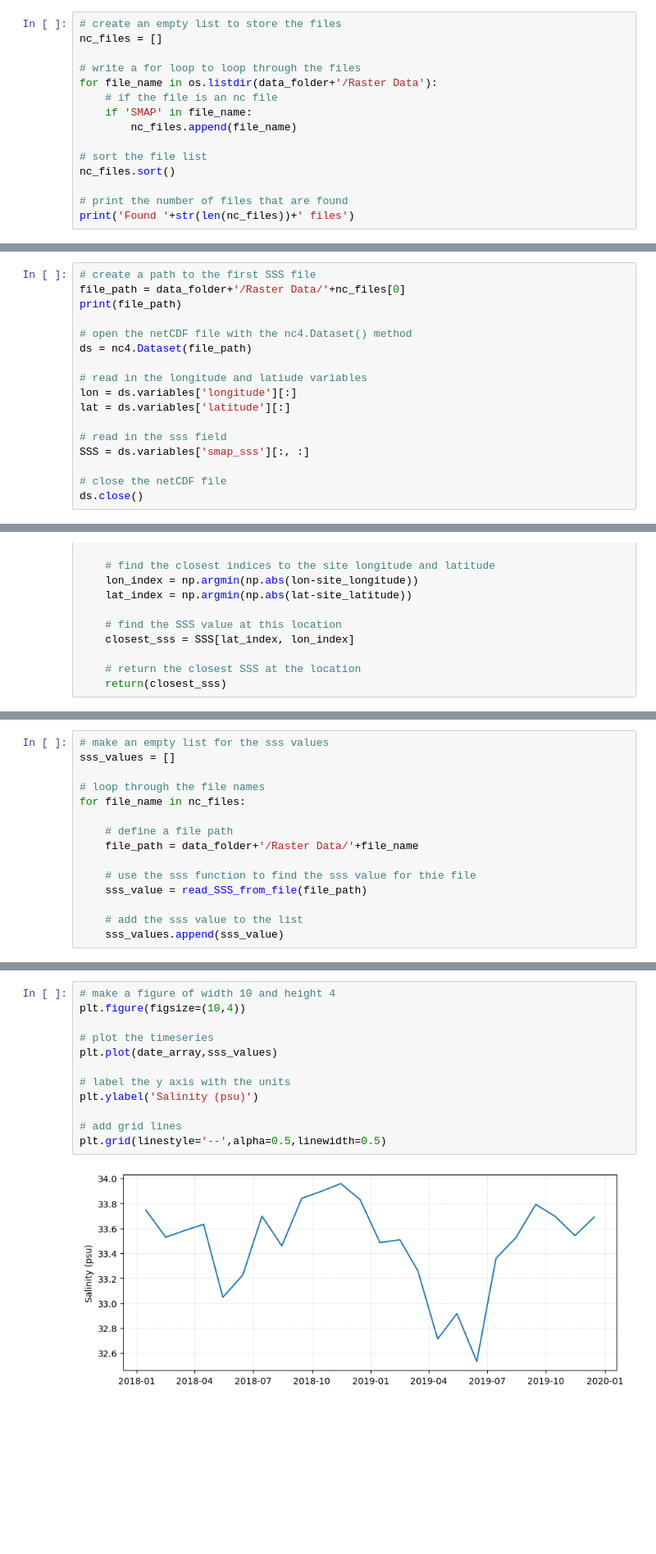
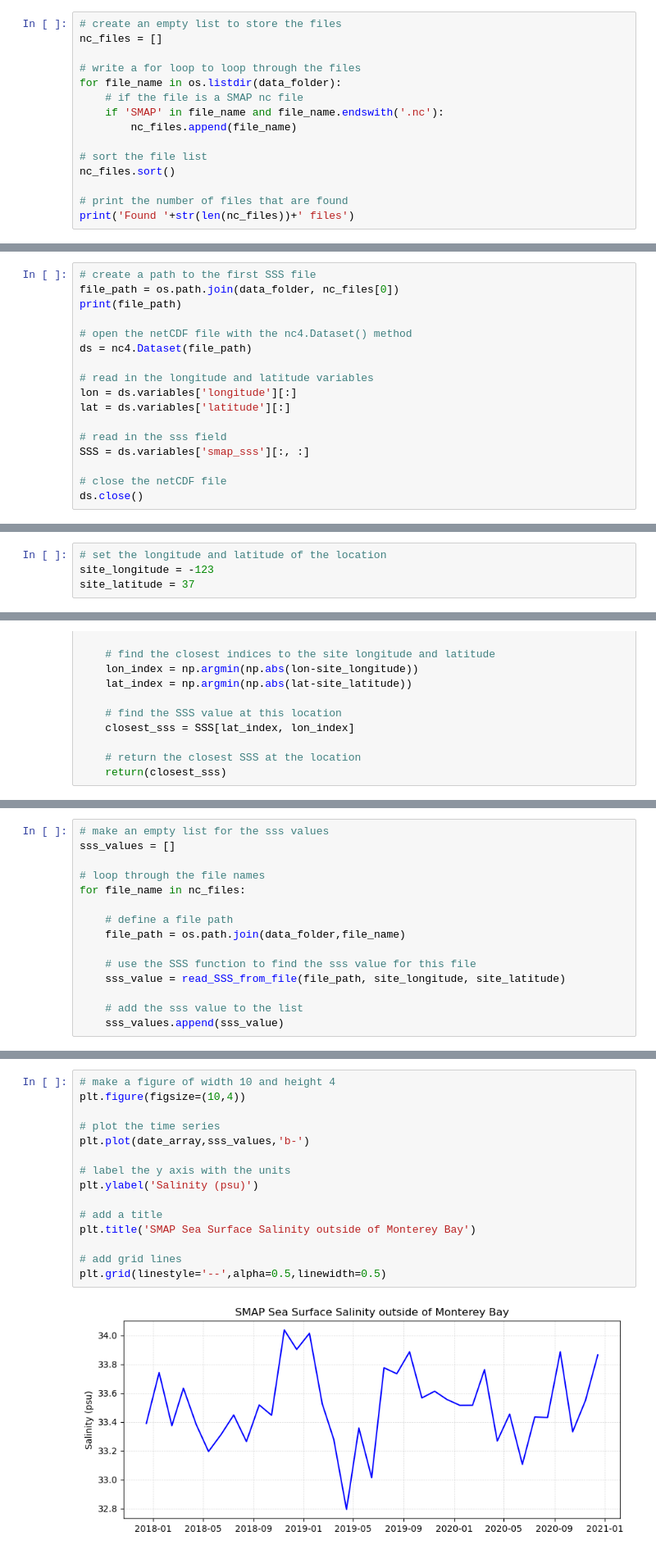
Before and after one commit to ProfMikeWood/ocean_remote_sensing_book, a Jupyter notebook: labs/lab06_sss_timeseries.ipynb, the cells around one changed output, grey strips where cells are left out. Shown at 82% size. Cells and saved outputs as stored; diff of their text form; blank space fills up the shorter version.

```diff
--- a/labs/lab06_sss_timeseries.ipynb
+++ b/labs/lab06_sss_timeseries.ipynb
@@ -32,9 +103,9 @@ Search the current directory for all nc files
 nc_files = []
 
 # write a for loop to loop through the files
-for file_name in os.listdir(data_folder+'/Raster Data'):
-    # if the file is an nc file
-    if 'SMAP' in file_name:
+for file_name in os.listdir(data_folder):
+    # if the file is a SMAP nc file
+    if 'SMAP' in file_name and file_name.endswith('.nc'):
         nc_files.append(file_name)
 
 # sort the file list
@@ -72,12 +161,12 @@ date_array = np.array(date_list, dtype='datetime64')
 # %%
 # create a path to the first SSS file
-file_path = data_folder+'/Raster Data/'+nc_files[0]
+file_path = os.path.join(data_folder, nc_files[0])
 print(file_path)
 
 # open the netCDF file with the nc4.Dataset() method
 ds = nc4.Dataset(file_path)
 
-# read in the longitude and latiude variables
+# read in the longitude and latitude variables
 lon = ds.variables['longitude'][:]
 lat = ds.variables['latitude'][:]
 
@@ -92,0 +183,4 @@ ds.close()
+# %%
+# set the longitude and latitude of the location
+site_longitude = -123
+site_latitude = 37
@@ -147,10 +251,10 @@ sss_values = []
 for file_name in nc_files:
 
     # define a file path
-    file_path = data_folder+'/Raster Data/'+file_name
+    file_path = os.path.join(data_folder,file_name)
 
-    # use the sss function to find the sss value for thie file
-    sss_value = read_SSS_from_file(file_path)
+    # use the SSS function to find the sss value for this file
+    sss_value = read_SSS_from_file(file_path, site_longitude, site_latitude)
 
     # add the sss value to the list
     sss_values.append(sss_value)
@@ -177,14 +268,17 @@ plt.grid(linestyle='--',alpha=0.5,linewidth=0.5)
 # %%
 # make a figure of width 10 and height 4
 plt.figure(figsize=(10,4))
 
-# plot the timeseries
-plt.plot(date_array,sss_values)
+# plot the time series
+plt.plot(date_array,sss_values,'b-')
 
 # label the y axis with the units
 plt.ylabel('Salinity (psu)')
 
+# add a title
+plt.title('SMAP Sea Surface Salinity outside of Monterey Bay')
+
 # add grid lines
 plt.grid(linestyle='--',alpha=0.5,linewidth=0.5)
 # %% [output]
-[figure, old version]
+[figure, new version]
```
Also changed, not shown: parts of 31 cells of this notebook, 4 other files.
